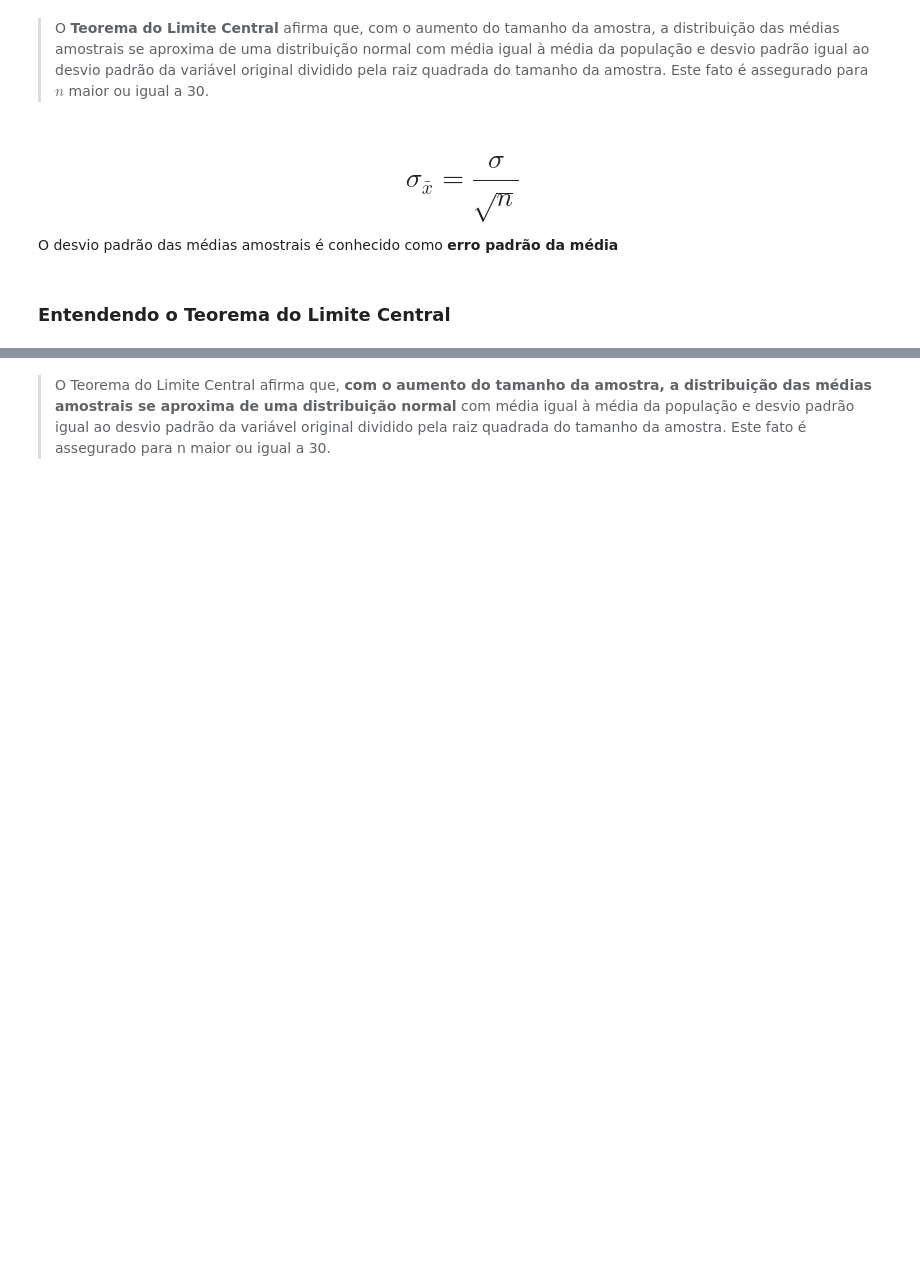
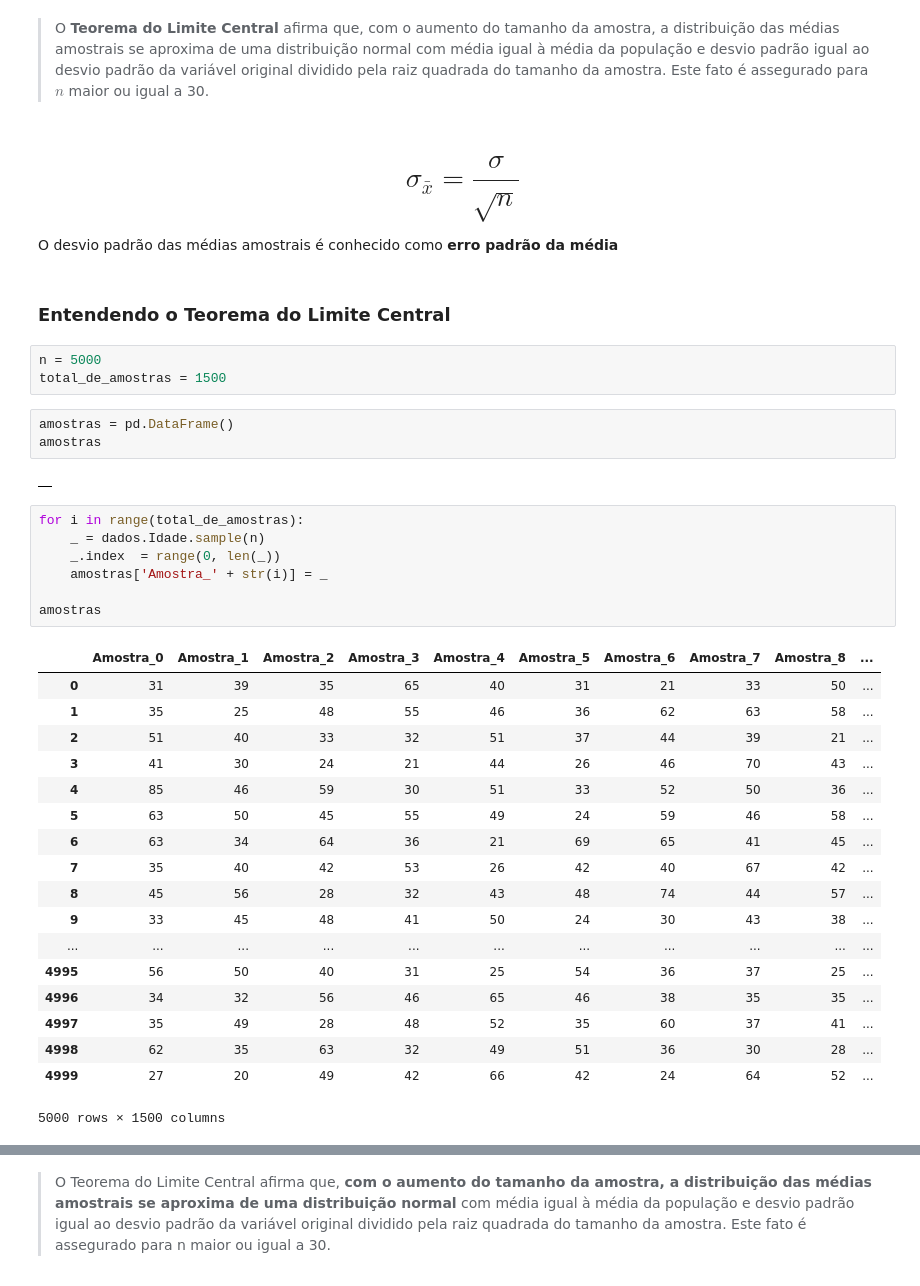
Before and after one commit to dougbatista/data-science-estatistica, a Jupyter notebook: Curso de estatistica/Curso_de_Estatística_Parte_2.ipynb, the cells around one changed output, grey strips where cells are left out. Drawn from its saved outputs; the diff is of its cells as text; blank space fills up the shorter version.

```diff
--- a/Curso de estatistica/Curso_de_Estatística_Parte_2.ipynb
+++ b/Curso de estatistica/Curso_de_Estatística_Parte_2.ipynb
@@ -734,3 +777,37 @@ Suponha que os pesos dos sacos de arroz de uma indústria alimentícia se distri
 O desvio padrão das médias amostrais é conhecido como **erro padrão da média**
 # %% [markdown]
 ### Entendendo o Teorema do Limite Central
+# %%
+n = 5000
+total_de_amostras = 1500
+# %%
+amostras = pd.DataFrame()
+amostras
+# %% [output]
+|  |
+# %%
+for i in range(total_de_amostras):
+    _ = dados.Idade.sample(n)
+    _.index  = range(0, len(_))
+    amostras['Amostra_' + str(i)] = _
+
+amostras
+# %% [output]
+|  | Amostra_0 | Amostra_1 | Amostra_2 | Amostra_3 | Amostra_4 | Amostra_5 | Amostra_6 | Amostra_7 | Amostra_8 | ... |
+| 0 | 31 | 39 | 35 | 65 | 40 | 31 | 21 | 33 | 50 | ... |
+| 1 | 35 | 25 | 48 | 55 | 46 | 36 | 62 | 63 | 58 | ... |
+| 2 | 51 | 40 | 33 | 32 | 51 | 37 | 44 | 39 | 21 | ... |
+| 3 | 41 | 30 | 24 | 21 | 44 | 26 | 46 | 70 | 43 | ... |
+| 4 | 85 | 46 | 59 | 30 | 51 | 33 | 52 | 50 | 36 | ... |
+| 5 | 63 | 50 | 45 | 55 | 49 | 24 | 59 | 46 | 58 | ... |
+| 6 | 63 | 34 | 64 | 36 | 21 | 69 | 65 | 41 | 45 | ... |
+| 7 | 35 | 40 | 42 | 53 | 26 | 42 | 40 | 67 | 42 | ... |
+| 8 | 45 | 56 | 28 | 32 | 43 | 48 | 74 | 44 | 57 | ... |
+| 9 | 33 | 45 | 48 | 41 | 50 | 24 | 30 | 43 | 38 | ... |
+| ... | ... | ... | ... | ... | ... | ... | ... | ... | ... | ... |
+| 4995 | 56 | 50 | 40 | 31 | 25 | 54 | 36 | 37 | 25 | ... |
+| 4996 | 34 | 32 | 56 | 46 | 65 | 46 | 38 | 35 | 35 | ... |
+| 4997 | 35 | 49 | 28 | 48 | 52 | 35 | 60 | 37 | 41 | ... |
+| 4998 | 62 | 35 | 63 | 32 | 49 | 51 | 36 | 30 | 28 | ... |
+| 4999 | 27 | 20 | 49 | 42 | 66 | 42 | 24 | 64 | 52 | ... |
+5000 rows × 1500 columns
```
Also changed, not shown: parts of 44 cells of this notebook, 1 other file.
